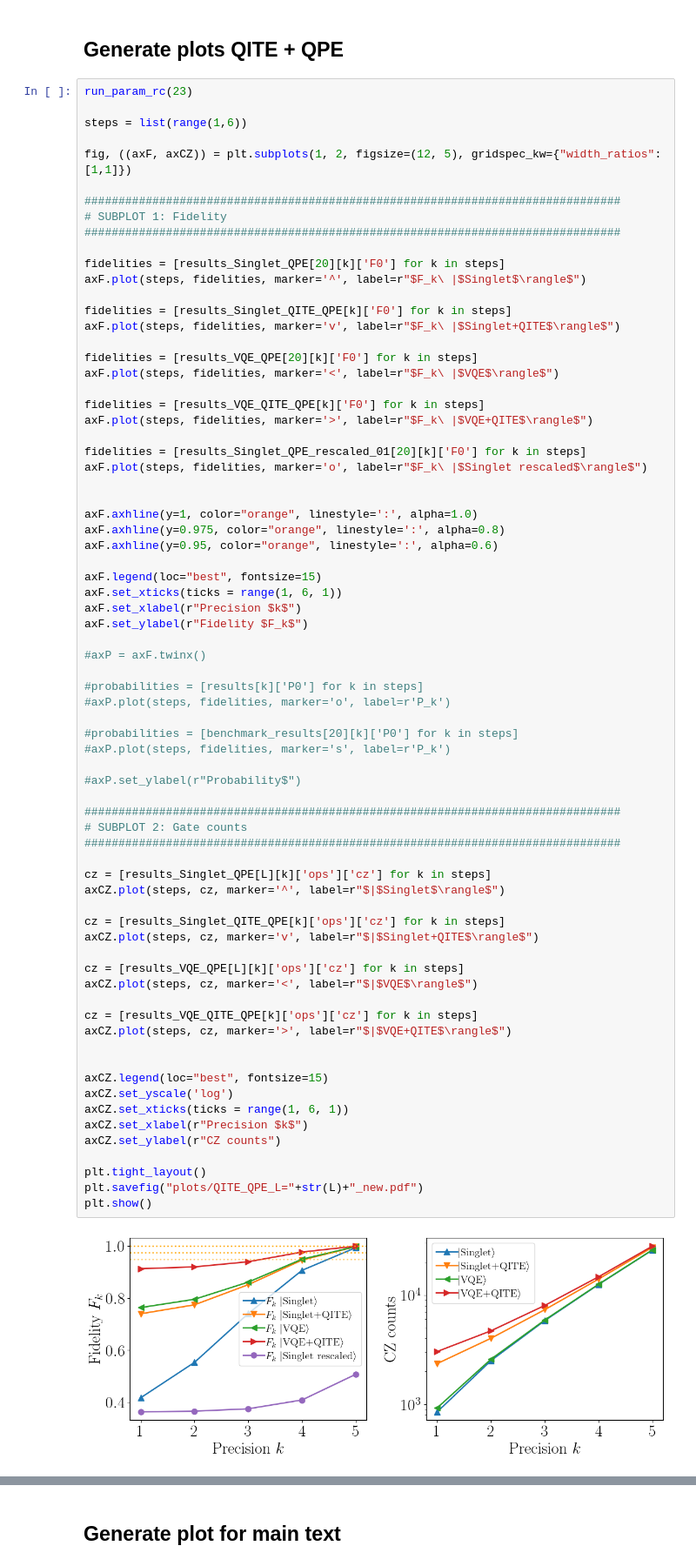
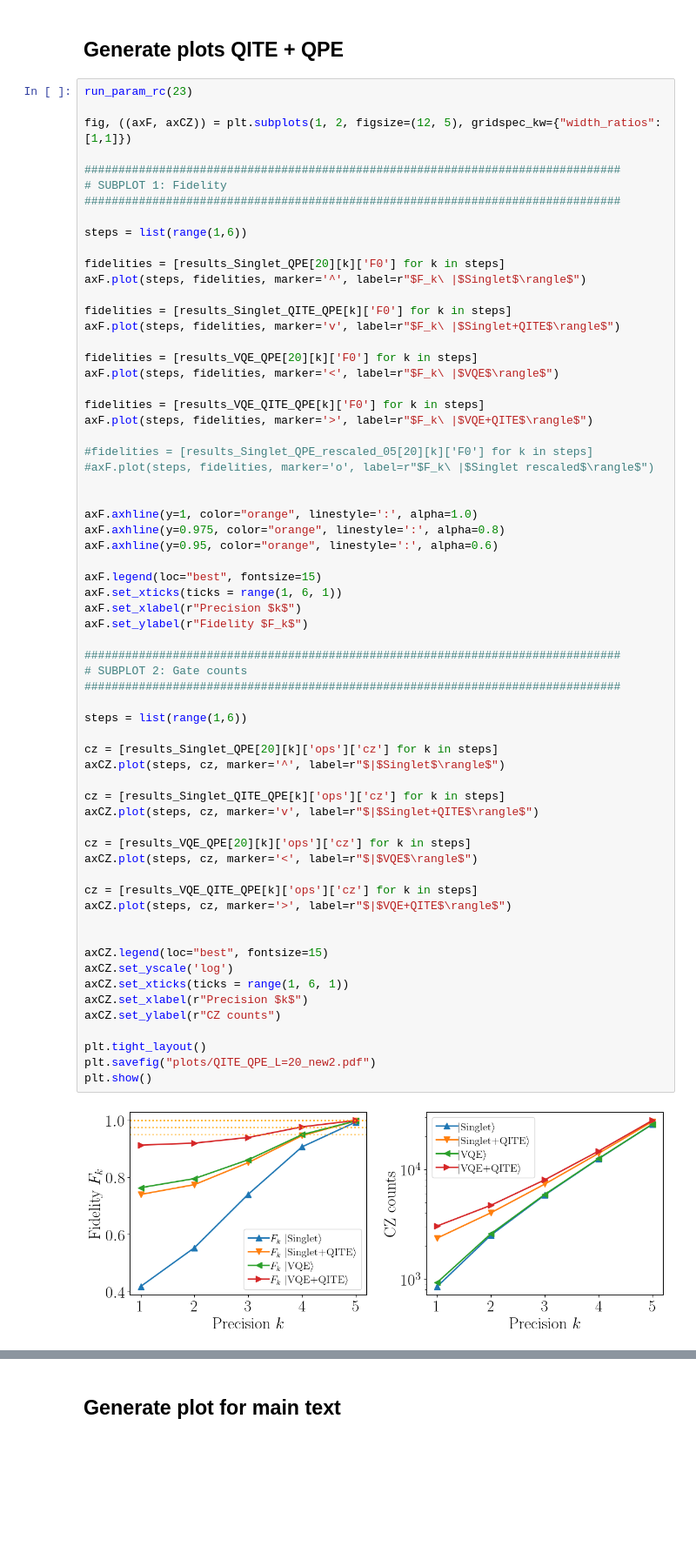
Before and after one commit to renezander90/DB-QITE, a Jupyter notebook: DB-QITE-PRL/generate_plots_PRL.ipynb, the cells around one changed output, grey strips where cells are left out. Shown at 87% size. Saved outputs shown, nothing was run; the diff lists cells and outputs as text; blank space fills up the shorter version.

Commit message:
New plot for warm-starting QPE with DB-QITE

```diff
--- a/DB-QITE-PRL/generate_plots_PRL.ipynb
+++ b/DB-QITE-PRL/generate_plots_PRL.ipynb
@@ -638,14 +640,14 @@ plt.show()
 ## Generate plots QITE + QPE
 # %%
 run_param_rc(23)
-
-steps = list(range(1,6))
 
 fig, ((axF, axCZ)) = plt.subplots(1, 2, figsize=(12, 5), gridspec_kw={"width_ratios": [1,1]})
 
 ###############################################################################
 # SUBPLOT 1: Fidelity
 ###############################################################################
+
+steps = list(range(1,6))
 
 fidelities = [results_Singlet_QPE[20][k]['F0'] for k in steps]
 axF.plot(steps, fidelities, marker='^', label=r"$F_k\ |$Singlet$\rangle$")
@@ -659,8 +661,8 @@ axF.plot(steps, fidelities, marker='<', label=r"$F_k\ |$VQE$\rangle$")
 fidelities = [results_VQE_QITE_QPE[k]['F0'] for k in steps]
 axF.plot(steps, fidelities, marker='>', label=r"$F_k\ |$VQE+QITE$\rangle$")
 
-fidelities = [results_Singlet_QPE_rescaled_01[20][k]['F0'] for k in steps]
-axF.plot(steps, fidelities, marker='o', label=r"$F_k\ |$Singlet rescaled$\rangle$")
+#fidelities = [results_Singlet_QPE_rescaled_05[20][k]['F0'] for k in steps]
+#axF.plot(steps, fidelities, marker='o', label=r"$F_k\ |$Singlet rescaled$\rangle$")
 
 
 axF.axhline(y=1, color="orange", linestyle=':', alpha=1.0)
@@ -669,44 +671,36 @@ axF.axhline(y=0.95, color="orange", linestyle=':', alpha=0.6)
 
 axF.legend(loc="best", fontsize=15)
 axF.set_xticks(ticks = range(1, 6, 1))
 axF.set_xlabel(r"Precision $k$")
 axF.set_ylabel(r"Fidelity $F_k$")
 
-#axP = axF.twinx()
-
-#probabilities = [results[k]['P0'] for k in steps]
-#axP.plot(steps, fidelities, marker='o', label=r'P_k')
-
-#probabilities = [benchmark_results[20][k]['P0'] for k in steps]
-#axP.plot(steps, fidelities, marker='s', label=r'P_k')
-
-#axP.set_ylabel(r"Probability$")
-
 ###############################################################################
 # SUBPLOT 2: Gate counts
 ###############################################################################
 
-cz = [results_Singlet_QPE[L][k]['ops']['cz'] for k in steps]
+steps = list(range(1,6))
+
+cz = [results_Singlet_QPE[20][k]['ops']['cz'] for k in steps]
 axCZ.plot(steps, cz, marker='^', label=r"$|$Singlet$\rangle$")
 
 cz = [results_Singlet_QITE_QPE[k]['ops']['cz'] for k in steps]
 axCZ.plot(steps, cz, marker='v', label=r"$|$Singlet+QITE$\rangle$")
 
-cz = [results_VQE_QPE[L][k]['ops']['cz'] for k in steps]
+cz = [results_VQE_QPE[20][k]['ops']['cz'] for k in steps]
 axCZ.plot(steps, cz, marker='<', label=r"$|$VQE$\rangle$")
 
 cz = [results_VQE_QITE_QPE[k]['ops']['cz'] for k in steps]
 axCZ.plot(steps, cz, marker='>', label=r"$|$VQE+QITE$\rangle$")
 
 
 axCZ.legend(loc="best", fontsize=15)
 axCZ.set_yscale('log')
 axCZ.set_xticks(ticks = range(1, 6, 1))
 axCZ.set_xlabel(r"Precision $k$")
 axCZ.set_ylabel(r"CZ counts")
 
 plt.tight_layout()
-plt.savefig("plots/QITE_QPE_L="+str(L)+"_new.pdf")
+plt.savefig("plots/QITE_QPE_L=20_new2.pdf")
 plt.show()
 # %% [output]
-[figure, old version]
+[figure, new version]
```
Also changed, not shown: parts of 4 cells of this notebook.
